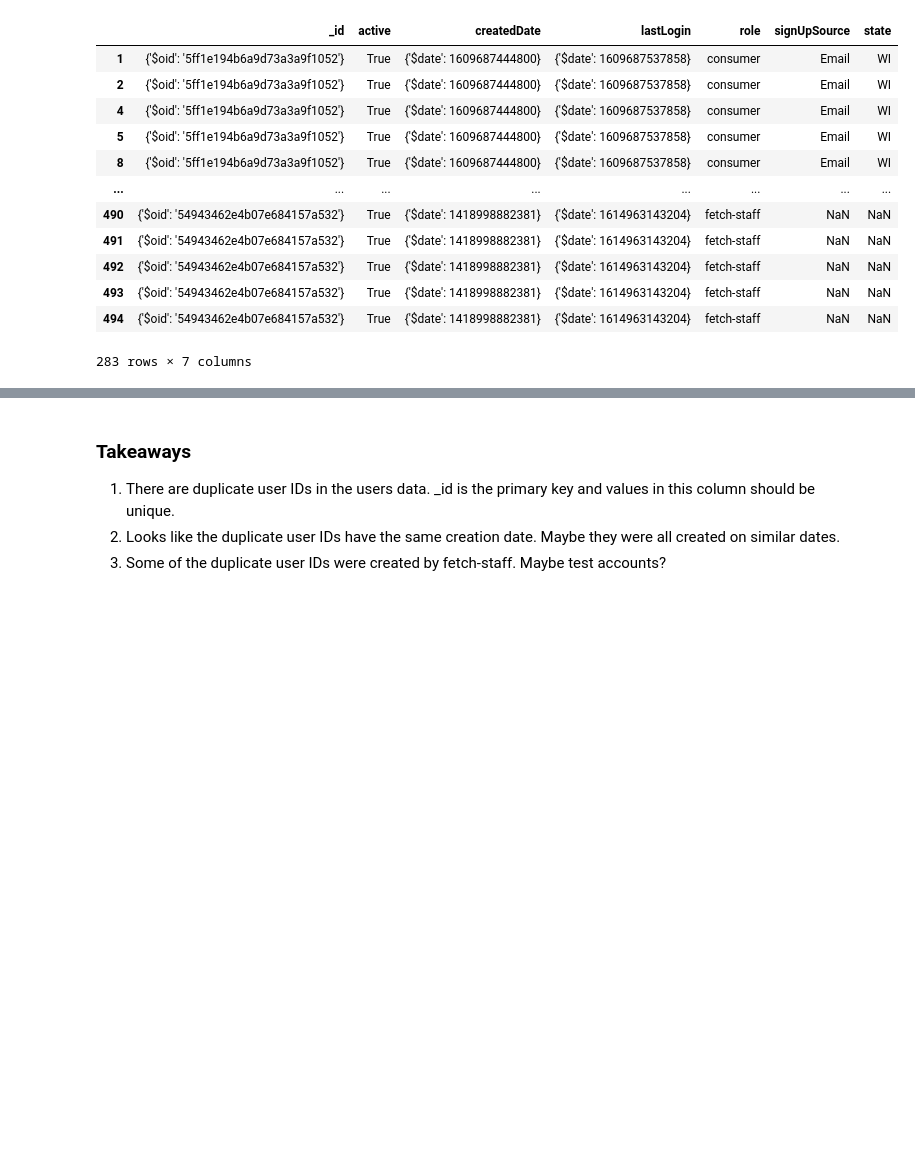
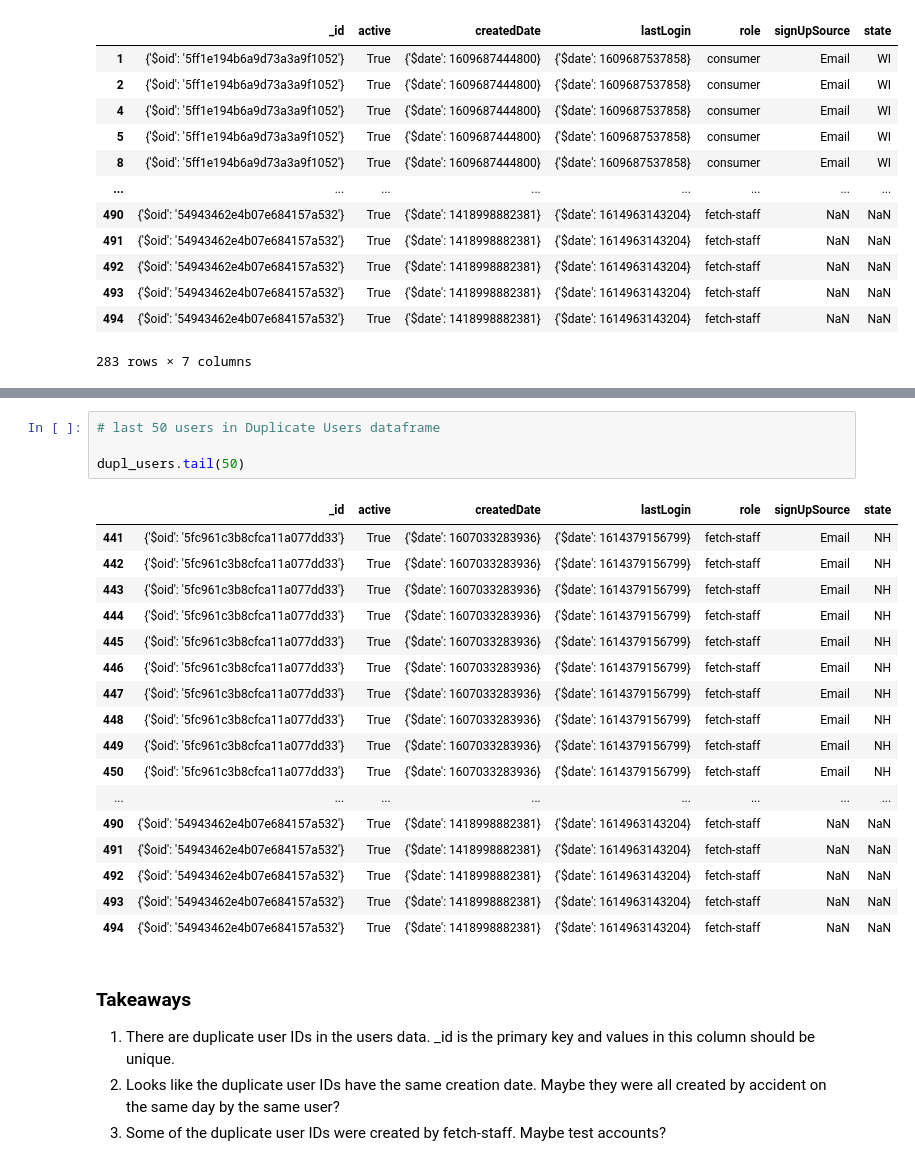
Before and after one commit to radaley1906/Fetch---THT, a Jupyter notebook: Fetch Take Home Test - Ronald Daley.ipynb, the cells around one changed output, grey strips where cells are left out. Cells and saved outputs as stored; diff of their text form; blank space fills up the shorter version.

```diff
--- a/Fetch Take Home Test - Ronald Daley.ipynb
+++ b/Fetch Take Home Test - Ronald Daley.ipynb
@@ -72,5 +94,27 @@ dupl_users
+# %%
+# last 50 users in Duplicate Users dataframe
+
+dupl_users.tail(50)
+# %% [output]
+|  | _id | active | createdDate | lastLogin | role | signUpSource | state |
+| 441 | {'$oid': '5fc961c3b8cfca11a077dd33'} | True | {'$date': 1607033283936} | {'$date': 1614379156799} | fetch-staff | Email | NH |
+| 442 | {'$oid': '5fc961c3b8cfca11a077dd33'} | True | {'$date': 1607033283936} | {'$date': 1614379156799} | fetch-staff | Email | NH |
+| 443 | {'$oid': '5fc961c3b8cfca11a077dd33'} | True | {'$date': 1607033283936} | {'$date': 1614379156799} | fetch-staff | Email | NH |
+| 444 | {'$oid': '5fc961c3b8cfca11a077dd33'} | True | {'$date': 1607033283936} | {'$date': 1614379156799} | fetch-staff | Email | NH |
+| 445 | {'$oid': '5fc961c3b8cfca11a077dd33'} | True | {'$date': 1607033283936} | {'$date': 1614379156799} | fetch-staff | Email | NH |
+| 446 | {'$oid': '5fc961c3b8cfca11a077dd33'} | True | {'$date': 1607033283936} | {'$date': 1614379156799} | fetch-staff | Email | NH |
+| 447 | {'$oid': '5fc961c3b8cfca11a077dd33'} | True | {'$date': 1607033283936} | {'$date': 1614379156799} | fetch-staff | Email | NH |
+| 448 | {'$oid': '5fc961c3b8cfca11a077dd33'} | True | {'$date': 1607033283936} | {'$date': 1614379156799} | fetch-staff | Email | NH |
+| 449 | {'$oid': '5fc961c3b8cfca11a077dd33'} | True | {'$date': 1607033283936} | {'$date': 1614379156799} | fetch-staff | Email | NH |
+| 450 | {'$oid': '5fc961c3b8cfca11a077dd33'} | True | {'$date': 1607033283936} | {'$date': 1614379156799} | fetch-staff | Email | NH |
+| ... | ... | ... | ... | ... | ... | ... | ... |
+| 490 | {'$oid': '54943462e4b07e684157a532'} | True | {'$date': 1418998882381} | {'$date': 1614963143204} | fetch-staff | NaN | NaN |
+| 491 | {'$oid': '54943462e4b07e684157a532'} | True | {'$date': 1418998882381} | {'$date': 1614963143204} | fetch-staff | NaN | NaN |
+| 492 | {'$oid': '54943462e4b07e684157a532'} | True | {'$date': 1418998882381} | {'$date': 1614963143204} | fetch-staff | NaN | NaN |
+| 493 | {'$oid': '54943462e4b07e684157a532'} | True | {'$date': 1418998882381} | {'$date': 1614963143204} | fetch-staff | NaN | NaN |
+| 494 | {'$oid': '54943462e4b07e684157a532'} | True | {'$date': 1418998882381} | {'$date': 1614963143204} | fetch-staff | NaN | NaN |
 # %% [markdown]
 ### Takeaways
 1. There are duplicate user IDs in the users data. _id is the primary key and values in this column should be unique.
-2. Looks like the duplicate user IDs have the same creation date. Maybe they were all created on similar dates.
+2. Looks like the duplicate user IDs have the same creation date. Maybe they were all created by accident on the same day by the same user?
 3. Some of the duplicate user IDs were created by fetch-staff. Maybe test accounts?
```
Also changed, not shown: parts of 1 cell of this notebook.
